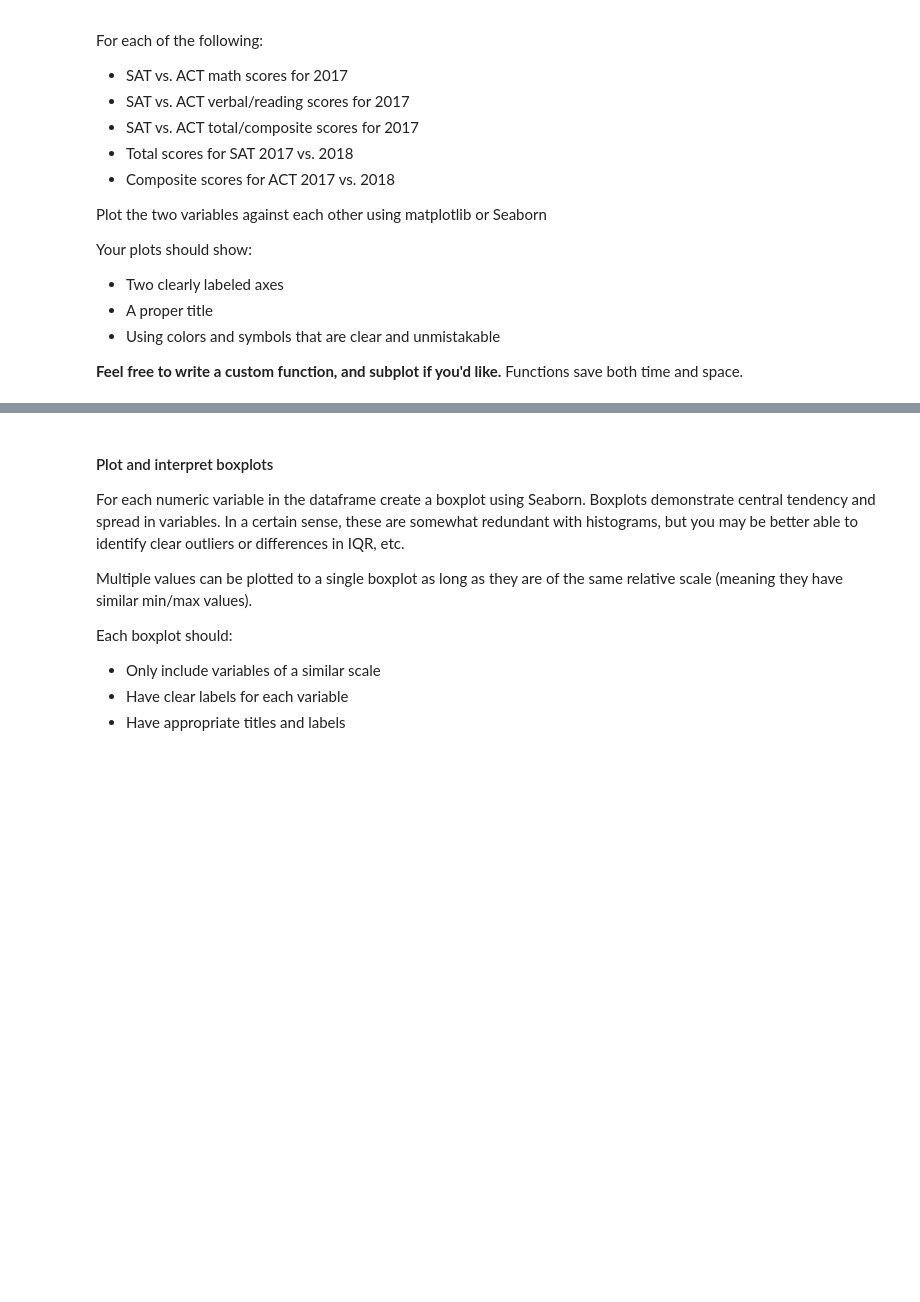
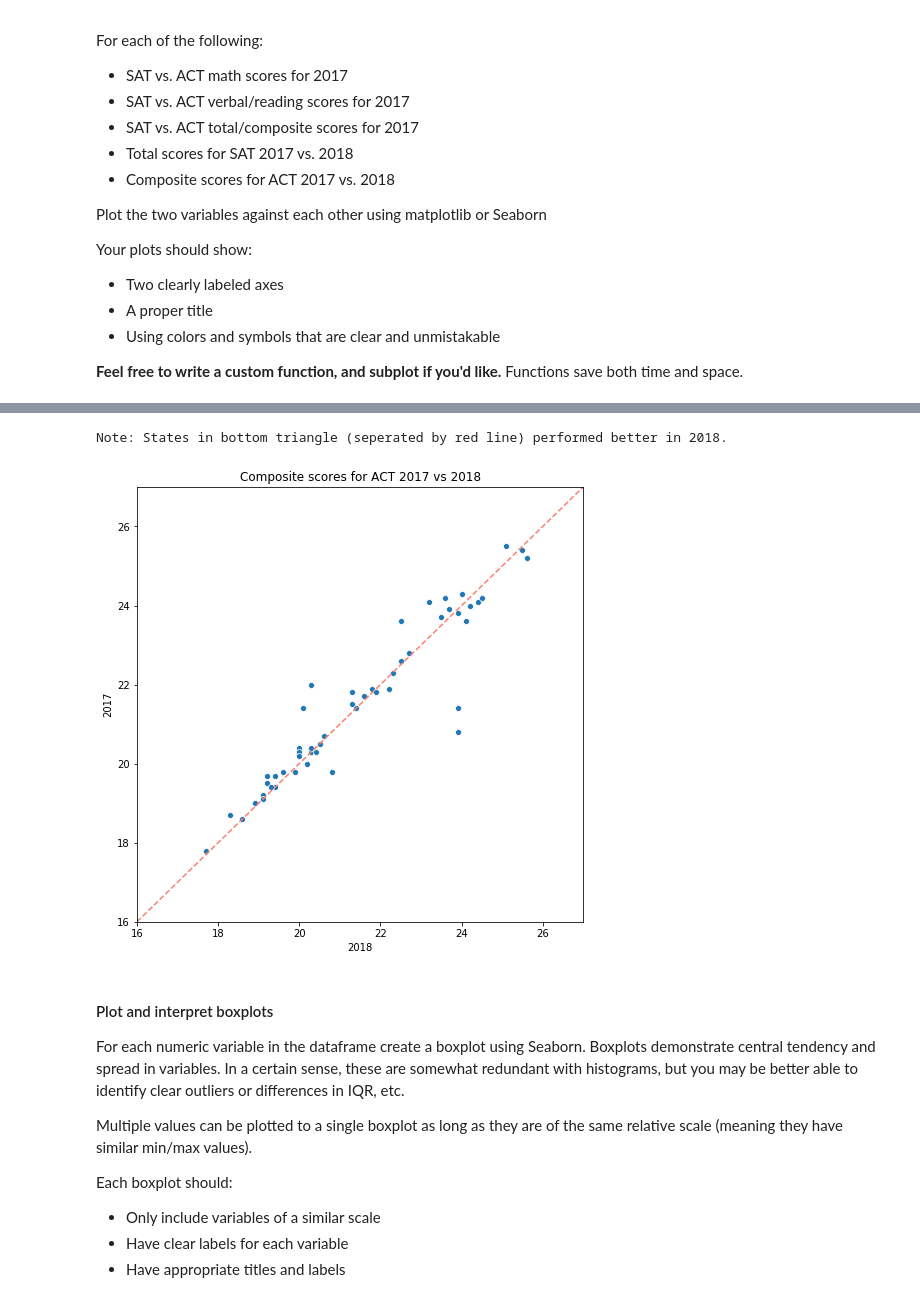
Before and after one commit to cheekeet86/project_1, a Jupyter notebook: code/starter-code.ipynb, the cells around one changed output, grey strips where cells are left out. Saved outputs shown, nothing was run; the diff lists cells and outputs as text; code cells hidden in the pictures; blank space fills up the shorter version.

```diff
--- a/code/starter-code.ipynb
+++ b/code/starter-code.ipynb
@@ -846,11 +1249,15 @@ create_scatterplot(title,x,y,2018,2017)
 # %%
 #Composite scores for ACT 2017 vs. 2018
 
 x = df_2018['act_composite']
 y = df_2017['act_composite']
-title = ("Composite scores for ACT 2017 vs. 2018")
+title = ("Composite scores for ACT 2017 vs 2018")
 
-create_scatterplot(title,x,y,2018,2017)
+create_scatterplot(title,x,y,2018,2017,lineplot=True)
+print('Note: States in bottom triangle (seperated by red line) performed better in 2018.')
+# %% [output]
+Note: States in bottom triangle (seperated by red line) performed better in 2018.
+[figure, added]
 # %% [markdown]
 #### Plot and interpret boxplots
 
```
Also changed, not shown: parts of 82 cells of this notebook, 6 other files.
